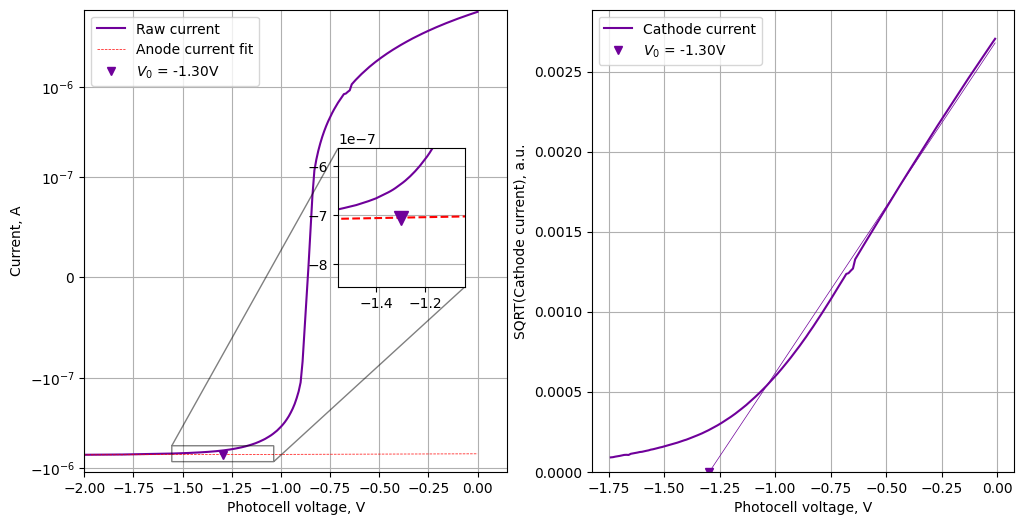
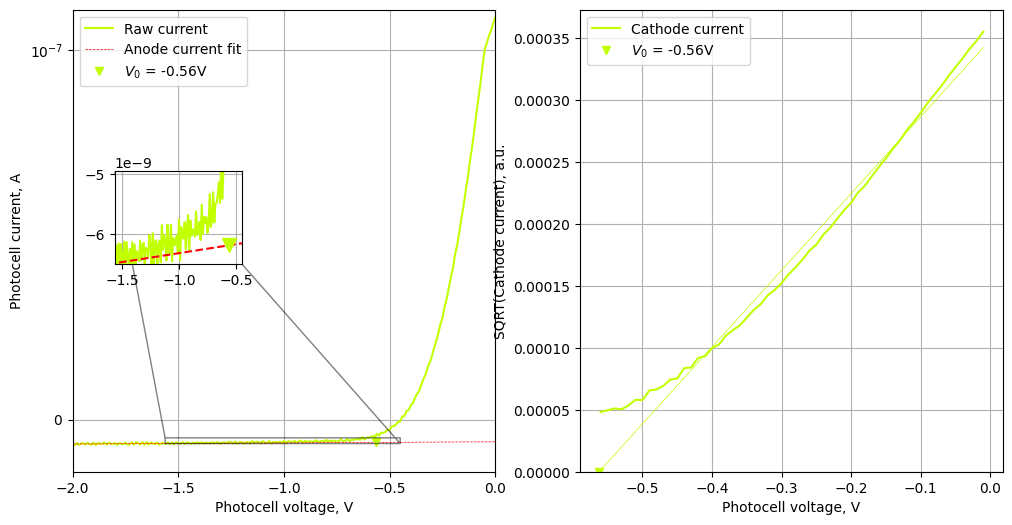
Code edit (unified diff) that turned the first committed figure into the second:
--- before
+++ after
@@ -5,5 +5,5 @@
 # example
 fig, ax = plt.subplots(1, 2, figsize=(12,6))
-name, wl = 'RCA929', 400
+name, wl = 'RCA929', 560
 
 color = wavelength_to_color(wl)
@@ -22,11 +22,12 @@
 ax[0].plot(V0, anode_fit.slope * V0 + anode_fit.intercept, 'v', color=color, label=rf'$V_0$ = {V0:.2f}V')
 ax[0].set_xlabel('Photocell voltage, V')
-ax[0].set_ylabel('Current, A')
+ax[0].set_ylabel('Photocell current, A')
 ax[0].grid()
-ax[0].set_xlim(left=-2)
+ax[0].set_xlim(-2,0)
+ax[0].set_xticks([-2, -1.5, -1, -0.5, 0])
 ax[0].set_yscale('symlog', linthresh=1e-7)
 ax[0].legend()
 
-axins = ax[0].inset_axes([0.6, 0.4, 0.3, 0.3]) # [x, y, width, height] in axes coordinates
+axins = ax[0].inset_axes([0.1, 0.45, 0.3, 0.2]) # [x, y, width, height] in axes coordinates
 axins.plot(Vm, Im, color=color)
 axins.plot(Vm, anode_fit.slope * Vm + anode_fit.intercept, color='red', ls='--')
@@ -34,7 +35,10 @@
 axins.plot(V0, anode_fit.slope * V0 + anode_fit.intercept, 'v', color=color, ms=10)
 
-axins.set_xlim(V0*1.2, V0*0.8)
-axins.set_ylim(I0*1.2,I0*0.8)
+axins.set_xlim(V0 - 1, V0*0.8)
+#axins.set_xlim(-1.75, -1)
+axins.set_ylim(I0*1.05,I0*0.8)
 axins.grid(True)
+#axins.set_xticks([-1.6, -1.3, -1.0])
+#axins.set_yticks([])
 ax[0].indicate_inset_zoom(axins, edgecolor="black")
 

Commit: Created using Colab